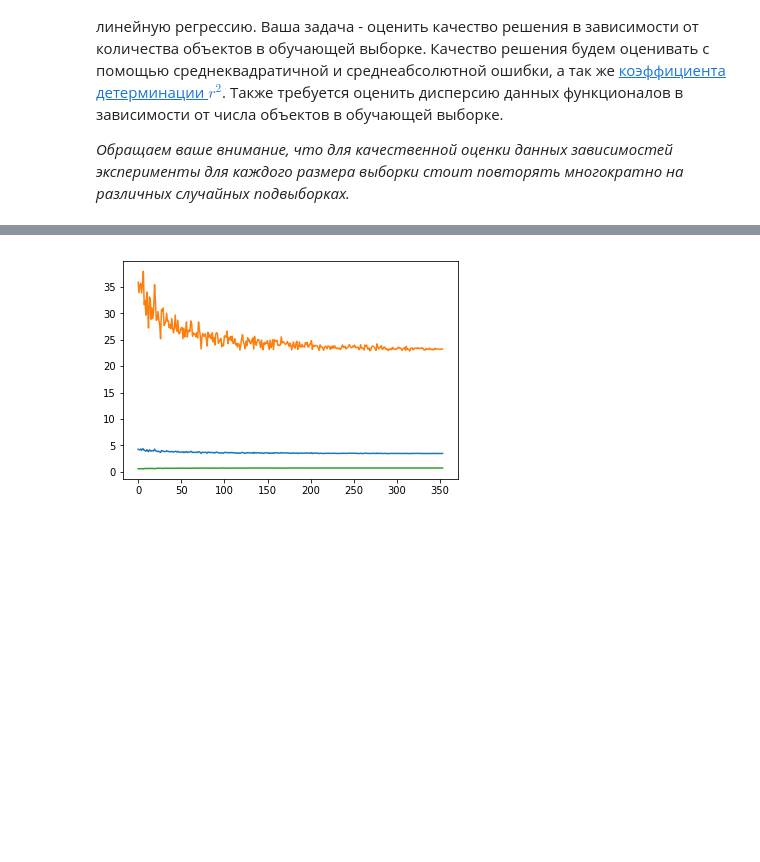
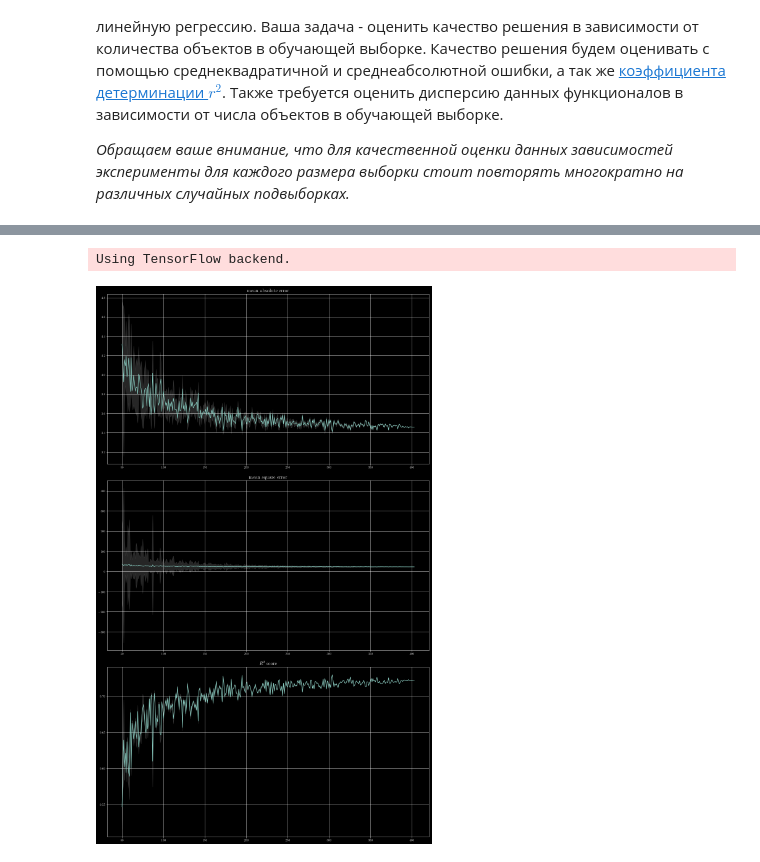
Before and after one commit to Intelligent-Systems-Phystech/StartCode, a Jupyter notebook: Shiyanov2018ProblemHousingPrices/HousingPrices.ipynb, the cells around one changed output, grey strips where cells are left out. Saved outputs shown, nothing was run; the diff lists cells and outputs as text; code cells hidden in the pictures; blank space fills up the shorter version.

Commit message:
Added variance into plotts, added better handling of subplots Moved all imports to one cell and removed abundant ones

```diff
--- a/Shiyanov2018ProblemHousingPrices/HousingPrices.ipynb
+++ b/Shiyanov2018ProblemHousingPrices/HousingPrices.ipynb
@@ -65,28 +9,48 @@ def get_dict_from_list_of_tuples(lst):
+# %%
+import matplotlib.pyplot as plt
+import numpy as np
+from scipy.special import comb
+from skimage import transform
+from sklearn.linear_model import LinearRegression
+from sklearn.metrics import mean_absolute_error, mean_squared_error, r2_score
+from statistics import variance
+from keras.datasets import boston_housing
+
+(x_train, y_train), (x_test, y_test) = boston_housing.load_data()
+# %% [output]
+Using TensorFlow backend.
 # %%
 class LinearRegressionTester:
-    def __init__(self, x_train, y_train, x_test, y_test):
+    def __init__(self, x_train, y_train, x_test, y_test, num_of_tests):
         assert len(x_train) == len(y_train)
         assert len(x_test) == len(y_test)
         self.x_train = x_train
         self.y_train = y_train
         self.x_test = x_test
         self.y_test = y_test
+        self.num_of_tests = num_of_tests
 
     def test(self, size):
         assert size <= len(x_train)
         self.size = size
         test_results = self.run_tests()
-        return get_dict_from_list_of_tuples(test_results)
+        test_results = self.convert_test_results_to_dictionary(test_results)
+        return (np.mean(test_results['mae']),
+                variance(test_results['mae']),
+                np.mean(test_results['mse']),
+                variance(test_results['mse']),
+                np.mean(test_results['r2']),
+                variance(test_results['r2']))
 
     def run_tests(self):
         test_results = []
-        for _ in range(self.get_num_of_tests()):
+        for _ in range(self.num_of_tests):
             test_result = self.test_linear_regression()
             test_results.append(test_result)
         return test_results
 
     def test_linear_regression(self):
-        (x_train_subset, y_train_subset) = get_random_train_subsets(self.x_train, self.y_train, self.size)
+        (x_train_subset, y_train_subset) = self.get_random_train_subsets()
 
         lm = LinearRegression()
         lm.fit(x_train_subset, y_train_subset)
@@ -99,5 +63,13 @@ class LinearRegressionTester:
 
         return (mae, mse, r2)
 
-    def get_num_of_tests(self):
-        return 20
+    def convert_test_results_to_dictionary(self, lst):
+        # https://stackoverflow.com/questions/28176949/convert-list-of-tuples-to-structured-numpy-array
+        dt = np.dtype('float,float,float')
+        dt.names = ['mae', 'mse', 'r2']
+        return np.array(lst, dtype=dt)
+
+    def get_random_train_subsets(self):
+        # https://stackoverflow.com/questions/19485641/python-random-sample-of-two-arrays-but-matching-indices
+        index = np.random.choice(np.arange(len(self.x_train)), self.size, replace=False)
+        return (self.x_train[index], self.y_train[index])
@@ -109,17 +108,11 @@ def plot_test_results(test_results):
 # %%
 test_results = []
-tester = LinearRegressionTester(x_train, y_train, x_test, y_test)
+tester = LinearRegressionTester(x_train, y_train, x_test, y_test, 20)
 
 for size in range(50, len(x_train)):
-    test_result = tester.test(size)
+    test_results.append(tester.test(size))
 
-    mean_mae = np.mean(test_result['mae'])
-    mean_mse = np.mean(test_result['mse'])
-    mean_r2 = np.mean(test_result['r2'])
-
-    test_results.append((mean_mae, mean_mse, mean_r2))
-
-test_results = get_dict_from_list_of_tuples(test_results)
-plot_test_results(test_results)
+plotter = TestResultsPlotter()
+plotter.plot(test_results)
 # %% [output]
-[figure, old version]
+[figure, new version]
```
Also changed, not shown: parts of 12 cells of this notebook.
